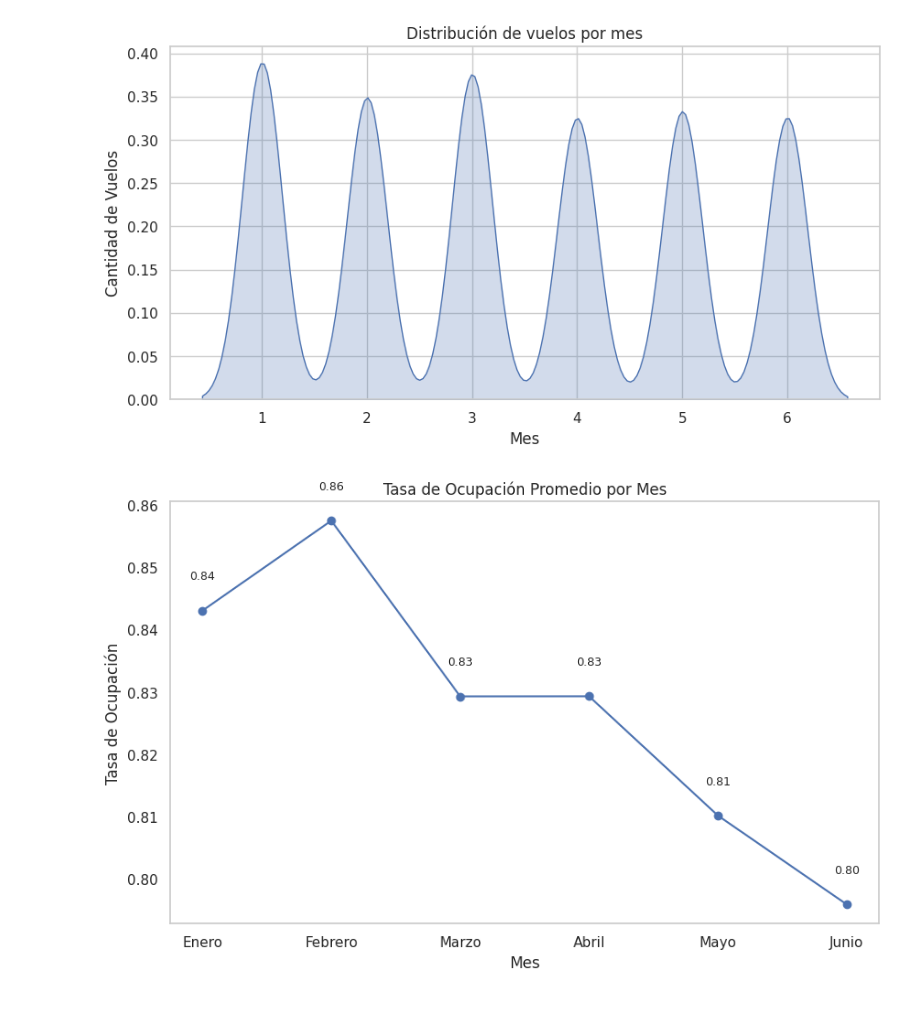
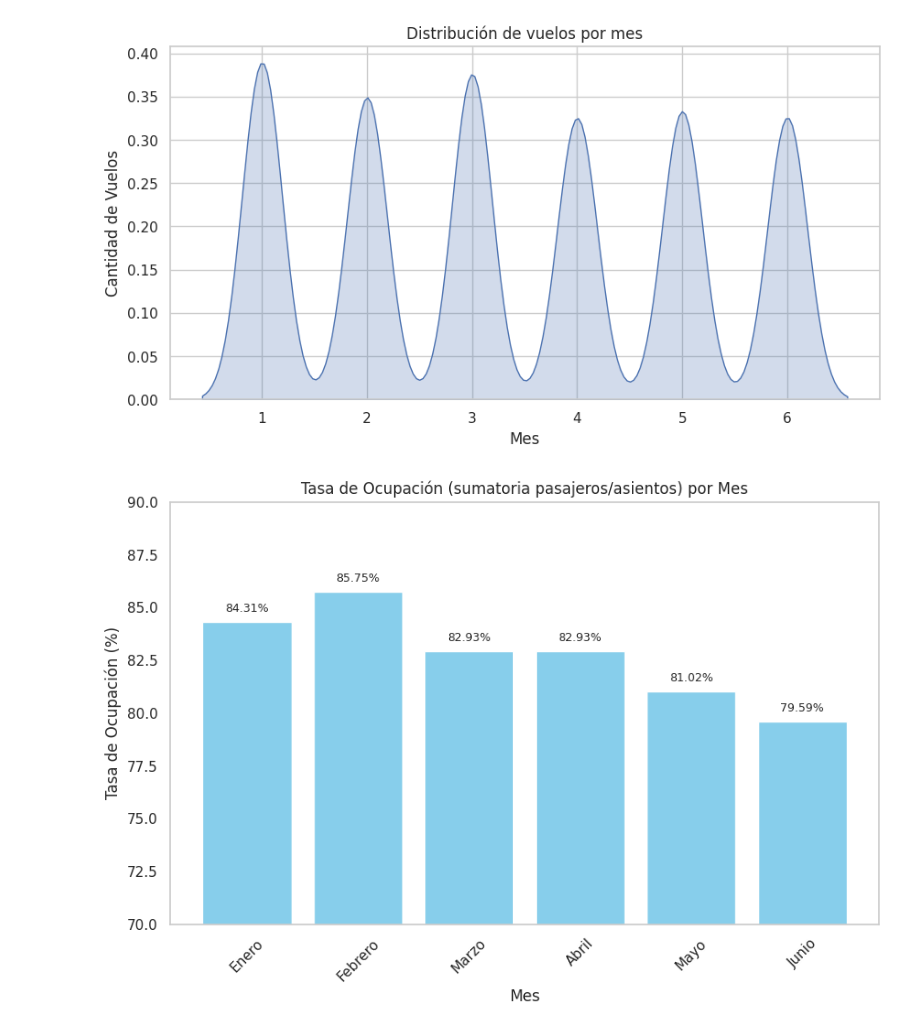
Before and after one commit to soledad-villarrubia/Data_Sciense_1, a Jupyter notebook: Proyecto_Final_CODERHOUSE.ipynb, the cells around one changed output. Drawn from its saved outputs; the diff is of its cells as text; code cells hidden in the pictures.

```diff
--- a/Proyecto_Final_CODERHOUSE.ipynb
+++ b/Proyecto_Final_CODERHOUSE.ipynb
@@ -176,26 +179,21 @@ df["Tasa de Ocupación"] = df["pasajeros"] / df["asientos"]
 # %%
-# Calcular la tasa de ocupación promedio por mes
-tasa_ocupacion_mensual = df.groupby('NumeroMes')['Tasa de Ocupación'].mean()
+plt.figure(figsize=(10,6))
+plt.bar(tasa_ocupacion_mensual.index, tasa_ocupacion_mensual.values*100, color="skyblue")
 
-# Crear el gráfico
-plt.figure(figsize=(10, 6))
-plt.plot(tasa_ocupacion_mensual.index, tasa_ocupacion_mensual.values, marker='o')
-plt.title('Tasa de Ocupación Promedio por Mes')
-plt.xlabel('Mes')
-plt.ylabel('Tasa de Ocupación')
+plt.title("Tasa de Ocupación (sumatoria pasajeros/asientos) por Mes")
+plt.xlabel("Mes")
+plt.ylabel("Tasa de Ocupación (%)")
+plt.xticks(ticks=tasa_ocupacion_mensual.index, labels=available_month_labels, rotation=45)
+plt.ylim(70, 90)
+plt.grid(axis="x", linestyle="--", alpha=0.6) # Modified to only show x-axis grid lines
 
-# Nombres de los meses
-month_names = ['Enero', 'Febrero', 'Marzo', 'Abril', 'Mayo', 'Junio',
-               'Julio', 'Agosto', 'Septiembre', 'Octubre', 'Noviembre', 'Diciembre']
-available_month_labels = [month_names[i-1] for i in tasa_ocupacion_mensual.index]
+# Etiquetas arriba de cada barra
+for x, y in zip(tasa_ocupacion_mensual.index, tasa_ocupacion_mensual.values*100):
+    plt.text(x, y+0.5, f"{y:.2f}%", ha="center", fontsize=9)
 
-plt.xticks(ticks=tasa_ocupacion_mensual.index, labels=available_month_labels)
-plt.grid()
 
-# Agregar etiquetas encima de cada punto
-for x, y in zip(tasa_ocupacion_mensual.index, tasa_ocupacion_mensual.values):
-    plt.text(x, y + 0.005, f"{y:.2f}", ha='center', fontsize=9) # Adjusted text position and format
-
+# Eliminar
+plt.grid(False)
 plt.show()
 # %% [output]
-[figure, old version]
+[figure, new version]
```
Also changed, not shown: parts of 2 cells of this notebook.
